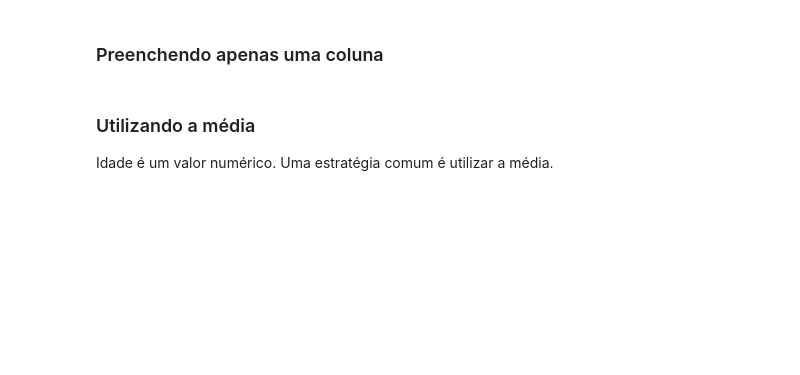
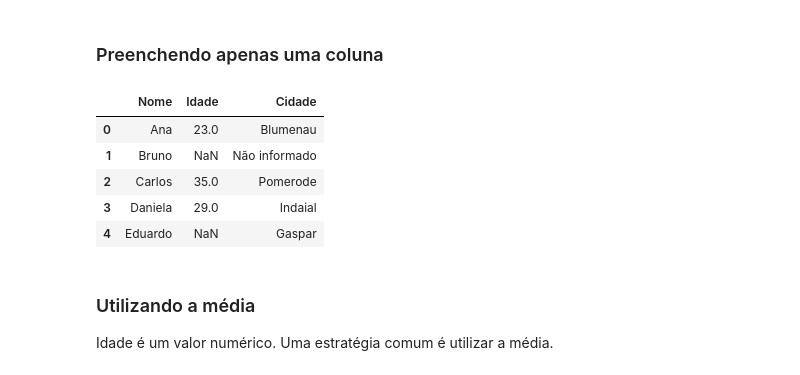
Before and after one commit to andercb/limpeza-dados, a Jupyter notebook: limpeza_dados.ipynb, the cells around one changed output. Cells and saved outputs as stored; diff of their text form; code cells hidden in the pictures; blank space fills up the shorter version.

```diff
--- a/limpeza_dados.ipynb
+++ b/limpeza_dados.ipynb
@@ -142,6 +182,15 @@ df.fillna("Não informado")
 ### Preenchendo apenas uma coluna
 # %%
 df["Cidade"] = df["Cidade"].fillna("Não informado")
+# %%
+df
+# %% [output]
+|  | Nome | Idade | Cidade |
+| 0 | Ana | 23.0 | Blumenau |
+| 1 | Bruno | NaN | Não informado |
+| 2 | Carlos | 35.0 | Pomerode |
+| 3 | Daniela | 29.0 | Indaial |
+| 4 | Eduardo | NaN | Gaspar |
 # %% [markdown]
 ### Utilizando a média
 Idade é um valor numérico.
```
Also changed, not shown: parts of 42 cells of this notebook.
